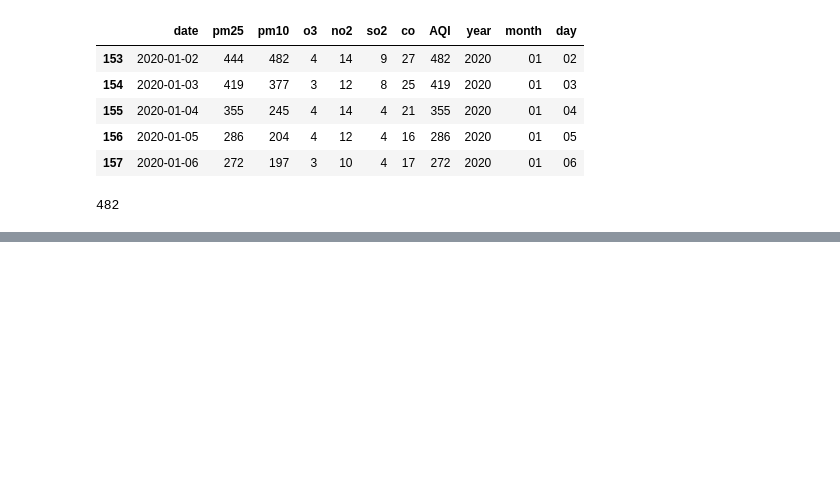
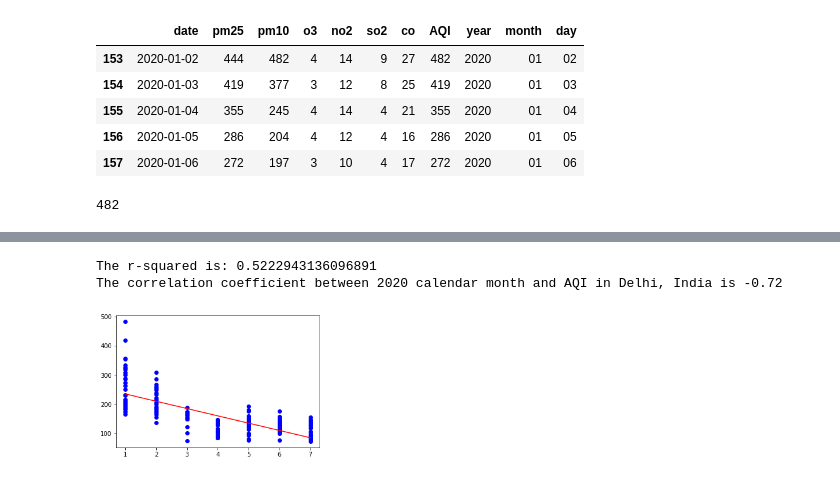
Before and after one commit to HaydenRubin/COVID-19-air-quality-2020, a Jupyter notebook: CalendarHeatmaps/delhiAQ.ipynb, the cells around one changed output, grey strips where cells are left out. Drawn from its saved outputs; the diff is of its cells as text; code cells hidden in the pictures; blank space fills up the shorter version.

```diff
--- a/CalendarHeatmaps/delhiAQ.ipynb
+++ b/CalendarHeatmaps/delhiAQ.ipynb
@@ -216,0 +145,19 @@ Text(0.5, 42.0, 'Day')
+# %%
+x1 = delhi_2020['month']
+y1 = delhi_2020['AQI']
+
+xy1_corr = round(st.pearsonr(x1,y1)[0], 2)
+
+(slope, intercept, rvalue, pvalue, stderr) = linregress(x1,y1)
+regress_values = x1 * slope + intercept
+line_eq = "y = " + str(round(slope,2)) + "x + " + str(round(intercept,2))
+plt.scatter(x1, y1, marker="o", facecolor="b")
+plt.plot(x1,regress_values,"r-")
+plt.annotate(line_eq,(20,25),fontsize=15,color="red")
+
+print(f"The r-squared is: {rvalue**2}")
+print(f"The correlation coefficient between 2020 calendar month and AQI in Delhi, India is {xy1_corr}")
+# %% [output]
+The r-squared is: 0.5222943136096891
+The correlation coefficient between 2020 calendar month and AQI in Delhi, India is -0.72
+[figure, added]
```
Also changed, not shown: parts of 28 cells of this notebook, 2 other files.
